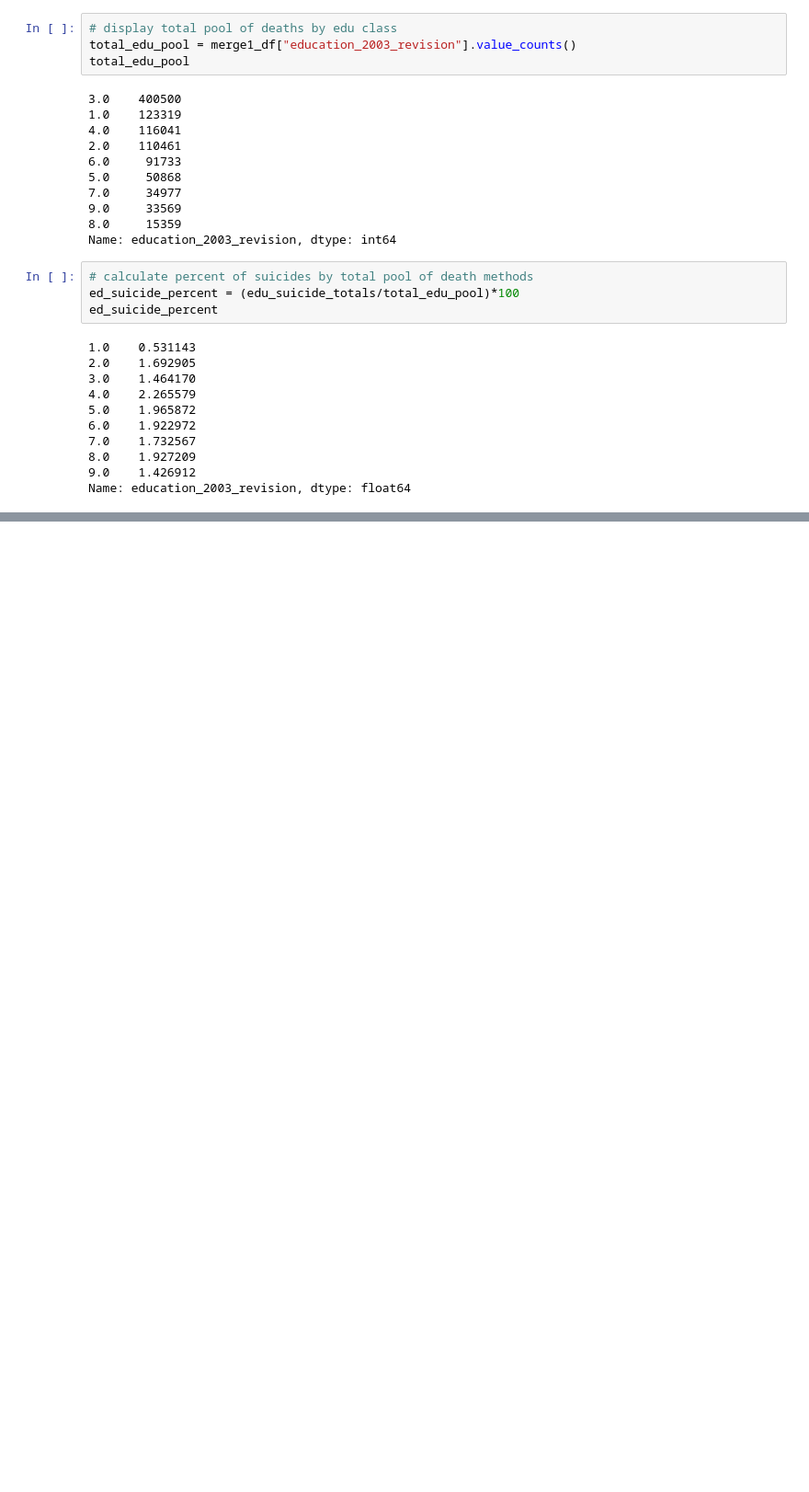
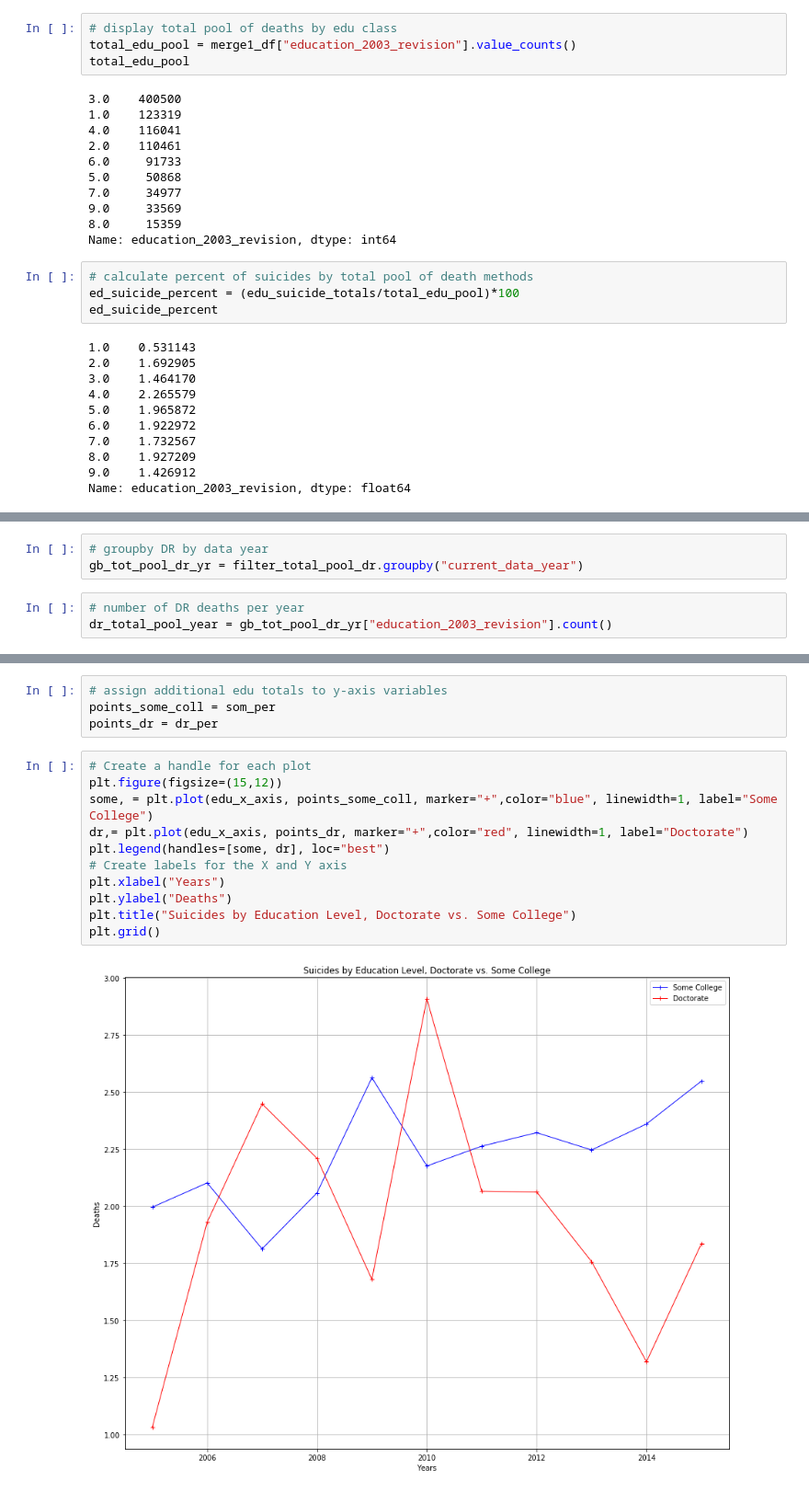
Before and after one commit to kuhlh2o/Team4_Project1_Hank, a Jupyter notebook: Hank_Project_1.ipynb, the cells around one changed output, grey strips where cells are left out. Shown at 92% size. Cells and saved outputs as stored; diff of their text form; blank space fills up the shorter version.

```diff
--- a/Hank_Project_1.ipynb
+++ b/Hank_Project_1.ipynb
@@ -1086,0 +1158,6 @@ Name: education_2003_revision, dtype: float64
+# %%
+# groupby DR by data year
+gb_tot_pool_dr_yr = filter_total_pool_dr.groupby("current_data_year")
+# %%
+# number of DR deaths per year
+dr_total_pool_year = gb_tot_pool_dr_yr["education_2003_revision"].count()
@@ -1086,0 +1201,17 @@ Name: education_2003_revision, dtype: float64
+# %%
+# assign additional edu totals to y-axis variables
+points_some_coll = som_per
+points_dr = dr_per
+# %%
+# Create a handle for each plot
+plt.figure(figsize=(15,12))
+some, = plt.plot(edu_x_axis, points_some_coll, marker="+",color="blue", linewidth=1, label="Some College")
+dr,= plt.plot(edu_x_axis, points_dr, marker="+",color="red", linewidth=1, label="Doctorate")
+plt.legend(handles=[some, dr], loc="best")
+# Create labels for the X and Y axis
+plt.xlabel("Years")
+plt.ylabel("Deaths")
+plt.title("Suicides by Education Level, Doctorate vs. Some College")
+plt.grid()
+# %% [output]
+[figure, added]
```
Also changed, not shown: parts of 35 cells of this notebook.
